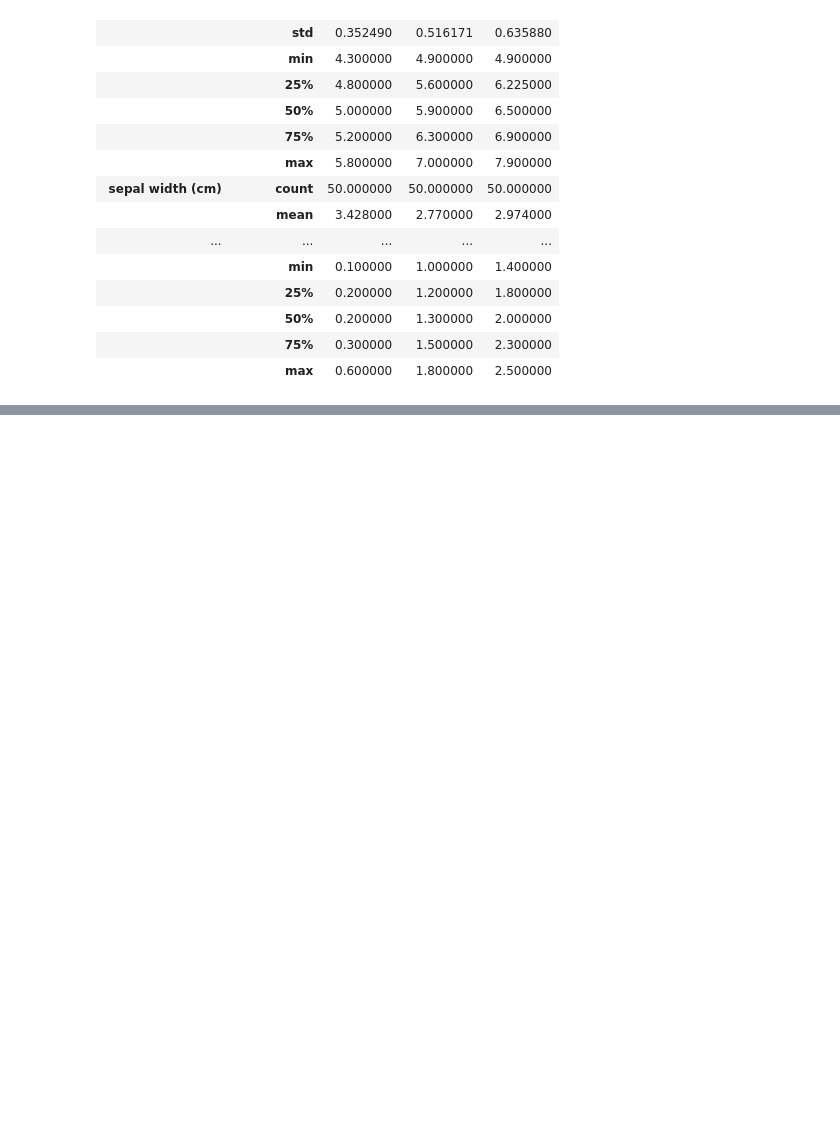
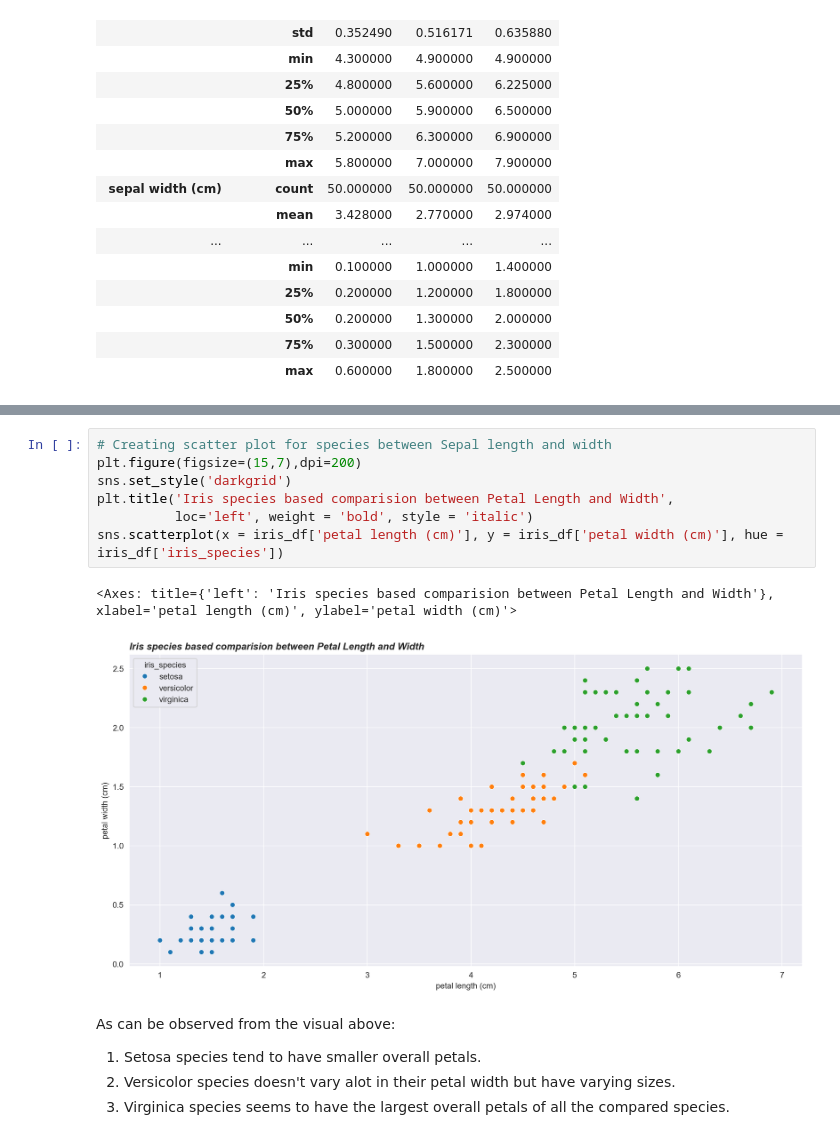
Before and after one commit to BhavyaBhargava/CodeClauseInternship_IrisDatasetEDA, a Jupyter notebook: analysis.ipynb, the cells around one changed output, grey strips where cells are left out. Drawn from its saved outputs; the diff is of its cells as text; blank space fills up the shorter version.

```diff
--- a/analysis.ipynb
+++ b/analysis.ipynb
@@ -161,0 +197,15 @@ We can get more clarity on the same with the help of some graphs.
+# %%
+# Creating scatter plot for species between Sepal length and width
+plt.figure(figsize=(15,7),dpi=200)
+sns.set_style('darkgrid')
+plt.title('Iris species based comparision between Petal Length and Width',
+          loc='left', weight = 'bold', style = 'italic')
+sns.scatterplot(x = iris_df['petal length (cm)'], y = iris_df['petal width (cm)'], hue = iris_df['iris_species'])
+# %% [output]
+<Axes: title={'left': 'Iris species based comparision between Petal Length and Width'}, xlabel='petal length (cm)', ylabel='petal width (cm)'>
+[figure, added]
+# %% [markdown]
+As can be observed from the visual above:
+1. Setosa species tend to have smaller overall petals.
+2. Versicolor species doesn't vary alot in their petal width but have varying sizes.
+3. Virginica species seems to have the largest overall petals of all the compared species.
```
Also changed, not shown: parts of 8 cells of this notebook, 1 other file.
